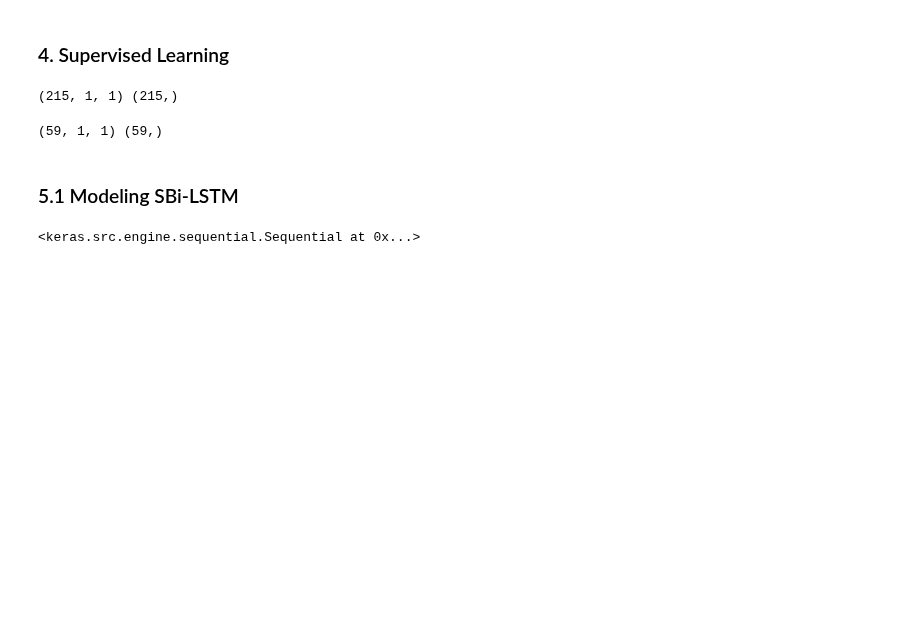
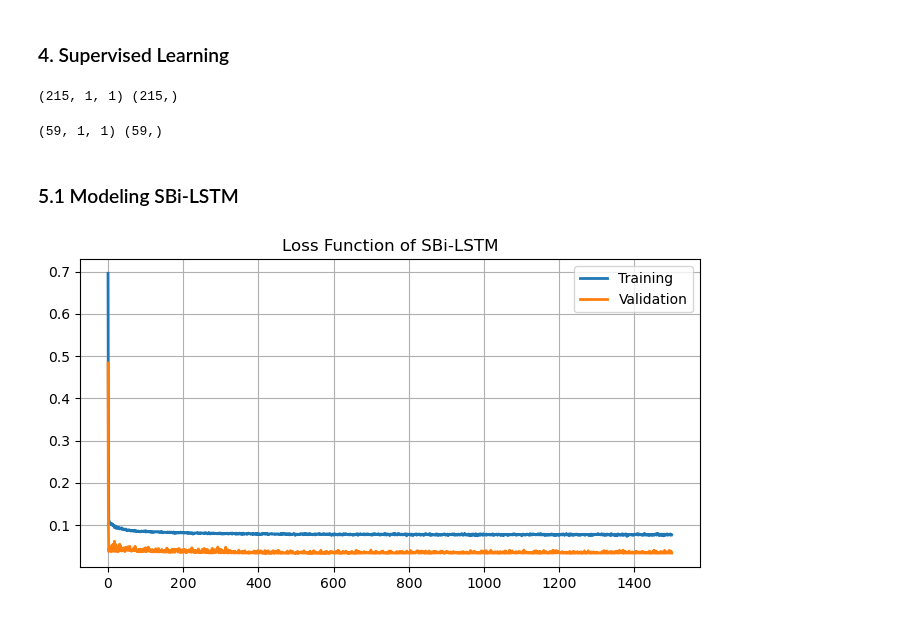
Before and after one commit to kusin/2024_BOPTN_Hopsot, a Jupyter notebook: M1.ipynb, the cells around one changed output. Drawn from its saved outputs; the diff is of its cells as text; code cells hidden in the pictures; blank space fills up the shorter version.

```diff
--- a/M1.ipynb
+++ b/M1.ipynb
@@ -82,14 +82,27 @@ print(x_test.shape, y_test.shape)
 # %% [markdown]
 ### 5.1 Modeling SBi-LSTM
 # %%
-# call model LSTM
+# call models LSTM
 model = get_lstm(
   timestep=x_train.shape[1],
   activation="selu",
-  dropout=0.15,
+  dropout=0.25,
   optimizer="sgd"
 )
-# %%
-model
-# %% [output]
-<keras.src.engine.sequential.Sequential at 0x...>
+# %%
+# compile models
+history, predictions = get_predictions(
+  model=model,
+  x_train=x_train, y_train=y_train,
+  x_test=x_test, y_test=y_test,
+  batch_size=8, epochs=1500
+)
+# %%
+# show loss function
+lineplot3(
+  training=history.history['loss'],
+  validation=history.history['val_loss'],
+  title="Loss Function of SBi-LSTM"
+)
+# %% [output]
+[figure, added]
```
Also changed, not shown: parts of 10 cells of this notebook, 2 other files.
